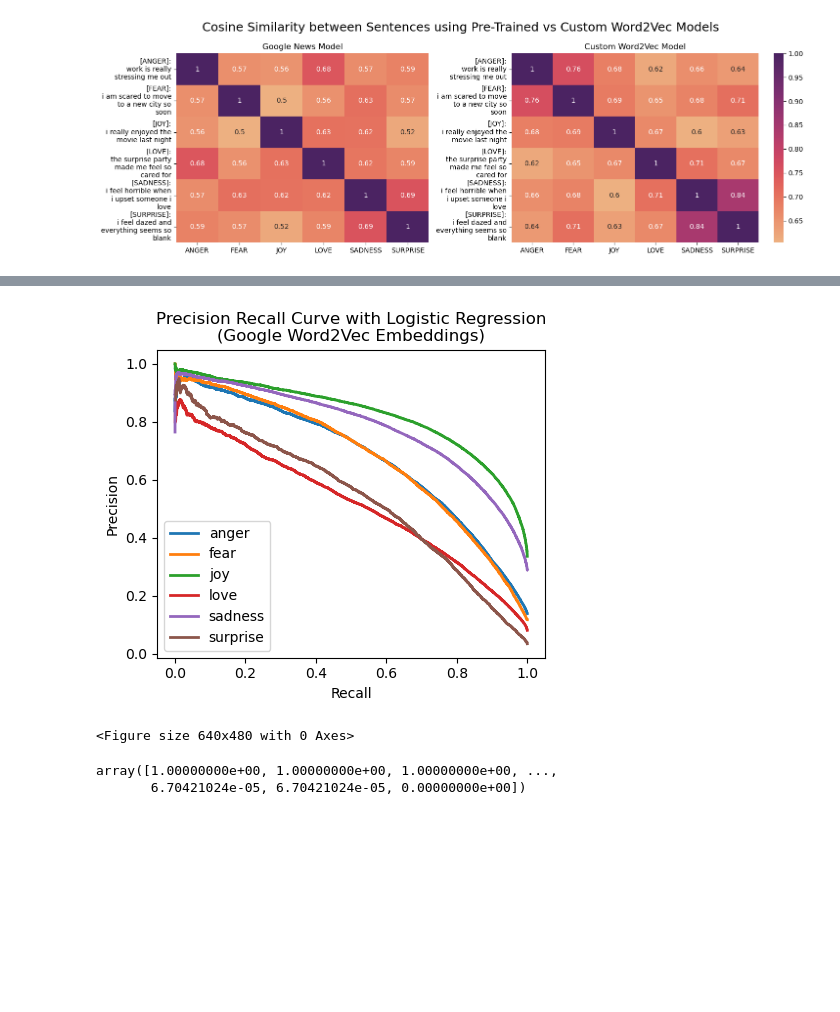
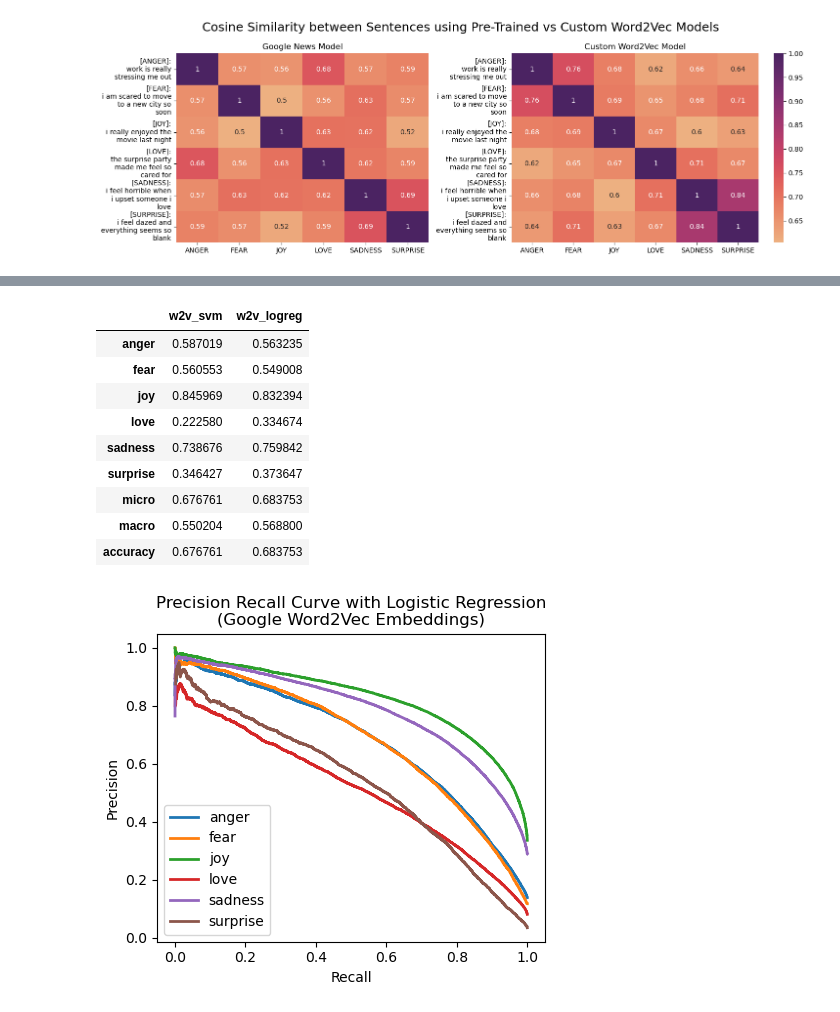
Before and after one commit to garimasc/emotional_classification, a Jupyter notebook: nb/word2vec.ipynb, the cells around one changed output, grey strips where cells are left out. Cells and saved outputs as stored; diff of their text form; code cells hidden in the pictures; blank space fills up the shorter version.

```diff
--- a/nb/word2vec.ipynb
+++ b/nb/word2vec.ipynb
@@ -225,0 +226,5 @@ weighted avg       0.68      0.68      0.66    182933
+# %%
+dt = pd.DataFrame(recall_score(y_test, y_pred, average= None), index= emotions, columns = ["w2v_svm"])
+dt.loc["micro", "w2v_svm"] = recall_score(y_test, y_pred, average= 'micro')
+dt.loc["macro", "w2v_svm"] = recall_score(y_test, y_pred, average= 'macro')
+dt.loc["accuracy", "w2v_svm"] = accuracy_score(y_test, y_pred)
@@ -257,6 +273,23 @@ Logistic Regression accuracy is: 0.68.
     accuracy                           0.68    182933
    macro avg       0.67      0.57      0.60    182933
 weighted avg       0.68      0.68      0.67    182933
+# %%
+dt.loc[emotions, "w2v_logreg"] = recall_score(y_test, y_pred, average= None)
+dt.loc["micro", "w2v_logreg"] = recall_score(y_test, y_pred, average= 'micro')
+dt.loc["macro", "w2v_logreg"] = recall_score(y_test, y_pred, average= 'macro')
+dt.loc["accuracy", "w2v_logreg"] = accuracy_score(y_test, y_pred)
+dt
+# %% [output]
+|  | w2v_svm | w2v_logreg |
+| anger | 0.587019 | 0.563235 |
+| fear | 0.560553 | 0.549008 |
+| joy | 0.845969 | 0.832394 |
+| love | 0.222580 | 0.334674 |
+| sadness | 0.738676 | 0.759842 |
+| surprise | 0.346427 | 0.373647 |
+| micro | 0.676761 | 0.683753 |
+| macro | 0.550204 | 0.568800 |
+| accuracy | 0.676761 | 0.683753 |
 # %%
 y_test_oe = label_binarize(y_test[:-500], classes= emotions)
 y_pred_oe = pipe_logreg.predict_proba(X_test[:-500])
@@ -265,7 +298,7 @@ y_pred_oe = pipe_logreg.predict_proba(X_test[:-500])
 precision = dict()
 recall = dict()
 
-plt.figure(figsize= (5,4))
+fig = plt.figure(figsize= (5,4))
 for i in range(len(emotions)):
     precision[i], recall[i], _ = precision_recall_curve(y_test_oe[:, i],
                                   y_pred_oe[:, i])
@@ -276,12 +309,6 @@ plt.ylabel("Precision")
 plt.legend(loc="best")
 plt.title("Precision Recall Curve with Logistic Regression\n(Google Word2Vec Embeddings)", fontsize= 12)
 plt.show()
-plt.savefig("../images/w2v_logreg_precision_recall.png")
+fig.savefig("../images/w2v_logreg_precision_recall.png")
 # %% [output]
 [figure]
-<Figure size 640x480 with 0 Axes>
-# %%
-recall[3]
-# %% [output]
-array([1.00000000e+00, 1.00000000e+00, 1.00000000e+00, ...,
-       6.70421024e-05, 6.70421024e-05, 0.00000000e+00])
```
Also changed, not shown: parts of 4 cells of this notebook, 5 other files.
